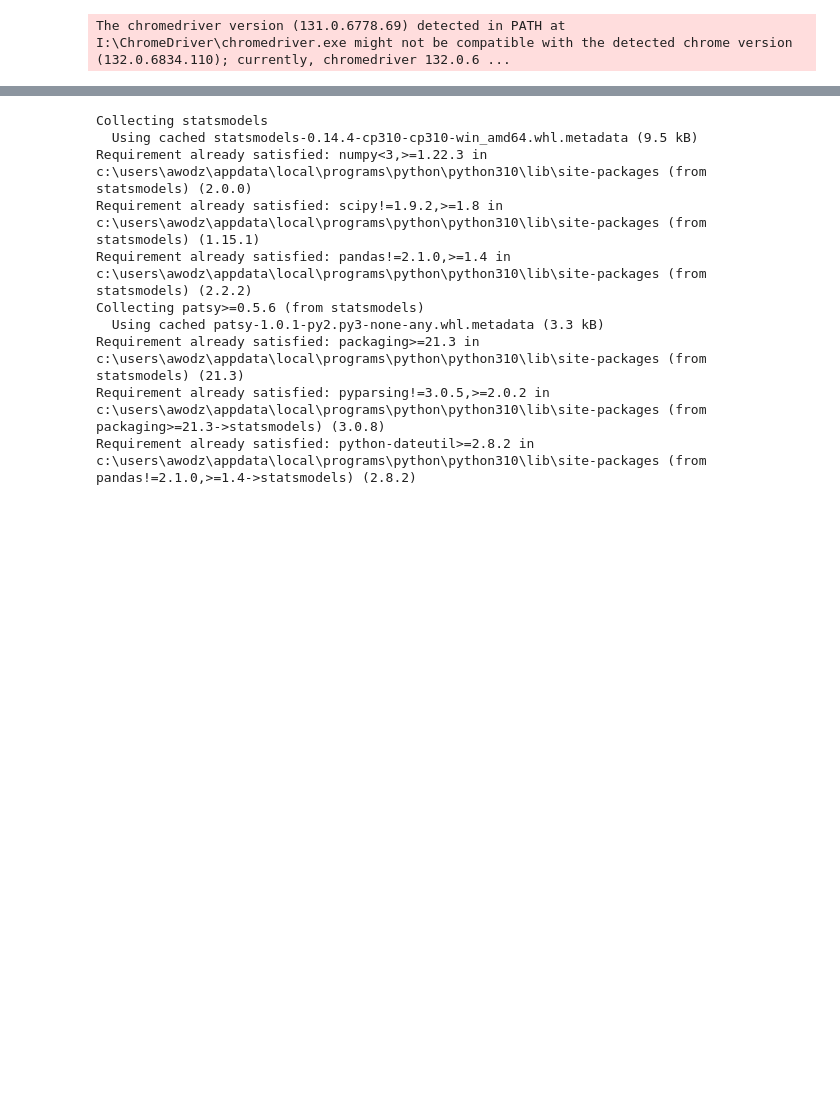
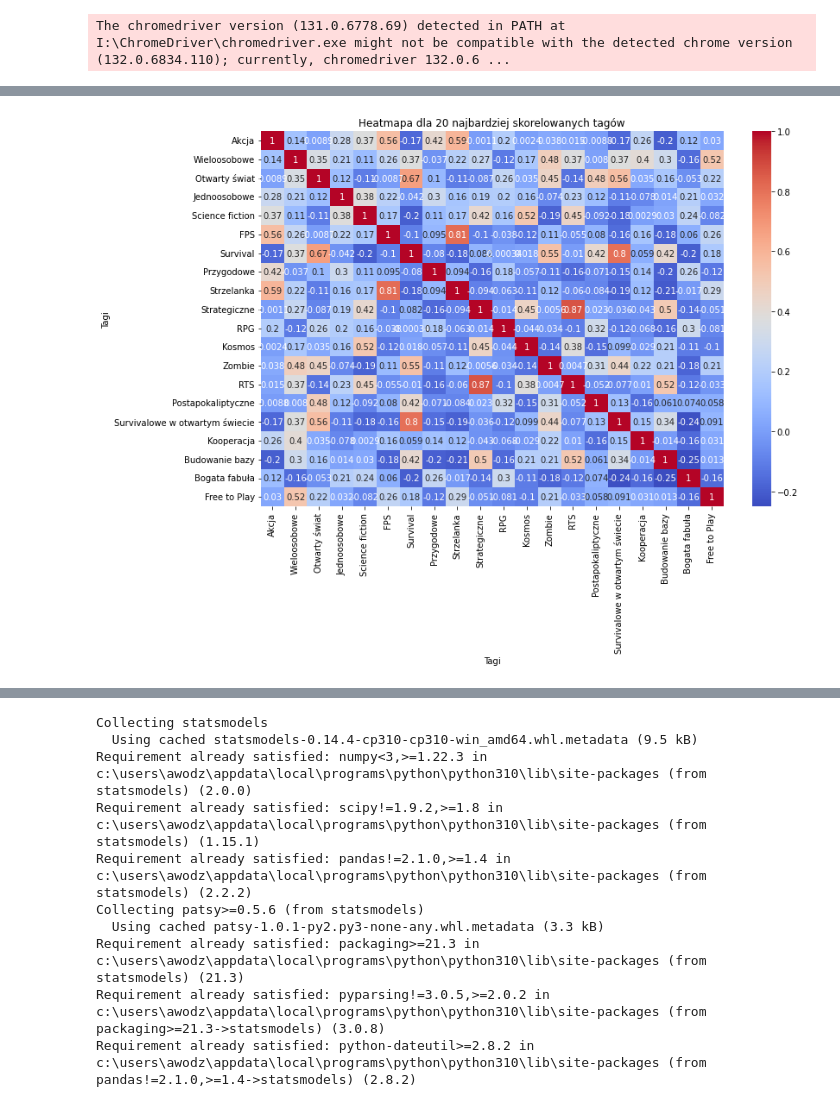
Before and after one commit to Adam17c/pad, a Jupyter notebook: projekt_v1.ipynb, the cells around one changed output, grey strips where cells are left out. Cells and saved outputs as stored; diff of their text form; code cells hidden in the pictures; blank space fills up the shorter version.

```diff
--- a/projekt_v1.ipynb
+++ b/projekt_v1.ipynb
@@ -780,0 +751,33 @@ plt.show()
+# %%
+import seaborn as sns
+import matplotlib.pyplot as plt
+
+# Zliczanie liczby wystąpień każdego tagu
+tag_counts = df['Tagi'].str.split(', ').explode().value_counts()
+
+# Wybór najpopularniejszych tagów
+top_tags = tag_counts.head(20).index
+
+# Tworzenie macierzy współwystępowania tagów
+tag_matrix = pd.DataFrame(0, index=top_tags, columns=top_tags)
+
+for tags in df['Tagi'].dropna().str.split(', '):
+    for tag1 in tags:
+        for tag2 in tags:
+            if tag1 in top_tags and tag2 in top_tags:
+                tag_matrix.loc[tag1, tag2] += 1
+
+# Obliczenie korelacji między tagami
+tag_corr = tag_matrix.corr()
+# %%
+# Wybranie top 20 tagów z najwyższą sumaryczną korelacją
+top_corr_tags = tag_corr.sum().sort_values(ascending=False).head(20).index
+filtered_corr = tag_corr.loc[top_corr_tags, top_corr_tags]
+
+# Heatmapa
+plt.figure(figsize=(12, 8))
+sns.heatmap(filtered_corr, annot=True, cmap='coolwarm', xticklabels=top_corr_tags, yticklabels=top_corr_tags)
+plt.title('Heatmapa dla 20 najbardziej skorelowanych tagów')
+plt.show()
+# %% [output]
+[figure, added]
```
Also changed, not shown: parts of 37 cells of this notebook.
